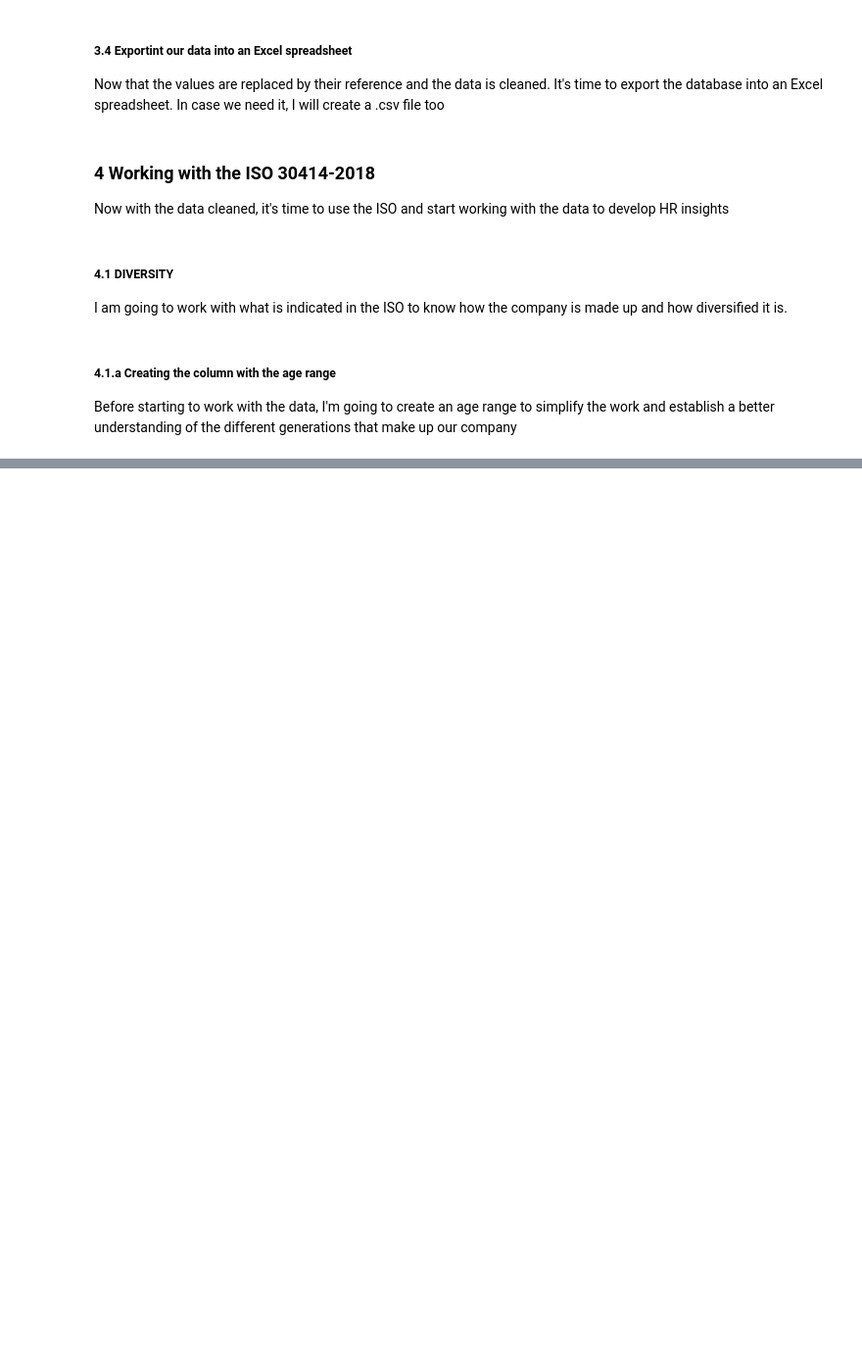
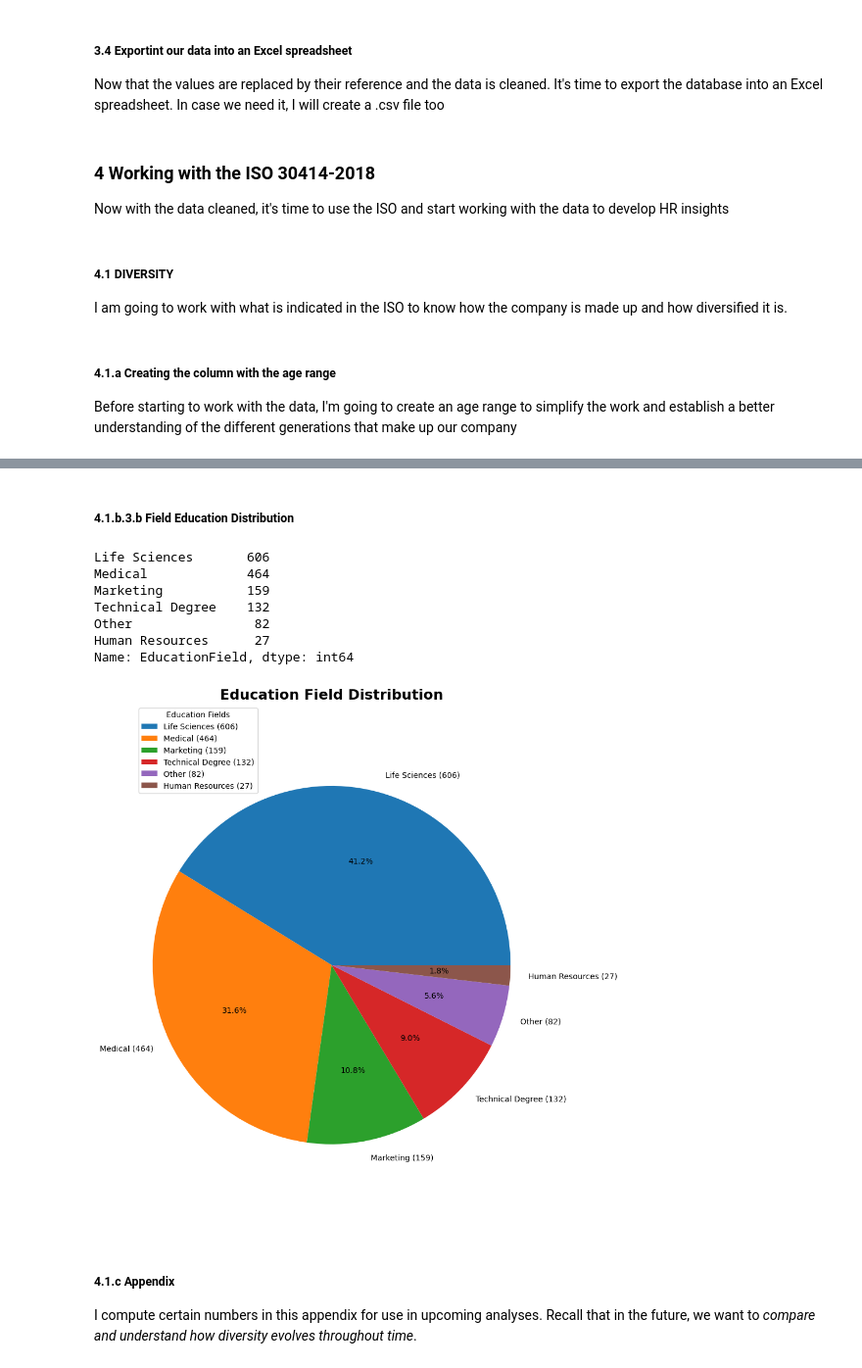
Before and after one commit to nachogalasso/da_python, a Jupyter notebook: hr_panalytics/pe_analytics.ipynb, the cells around one changed output, grey strips where cells are left out. Shown at 98% size. Saved outputs shown, nothing was run; the diff lists cells and outputs as text; code cells hidden in the pictures; blank space fills up the shorter version.

```diff
--- a/hr_panalytics/pe_analytics.ipynb
+++ b/hr_panalytics/pe_analytics.ipynb
@@ -285,0 +414,32 @@ df_padb.to_csv('ibm_hranalytics_2021.csv', index=False)
+# %% [markdown]
+##### 4.1.b.3.b Field Education Distribution
+# %%
+educationfield_count = df_padb['EducationField'].value_counts()
+print(educationfield_count)
+
+total_educationfield_count = educationfield_count.sum()
+educationfield_percentage = (educationfield_count / total_educationfield_count) * 100
+
+labels = [f'{education} ({count})' for education, count in zip(educationfield_count.index, educationfield_count)]
+
+fig, ax = plt.subplots(figsize=(9, 12))
+
+
+plt.pie(educationfield_count, labels=labels, autopct='%1.1f%%')
+plt.legend(title='Education Fields', loc= 'upper left')
+ax.set_title('Education Field Distribution', fontsize=18, fontweight='bold')
+plt.axis('equal')
+plt.show()
+# %% [output]
+Life Sciences       606
+Medical             464
+Marketing           159
+Technical Degree    132
+Other                82
+Human Resources      27
+Name: EducationField, dtype: int64
+[figure, added]
+# %% [markdown]
+##### 4.1.c Appendix
+
+<p>I compute certain numbers in this appendix for use in upcoming analyses. Recall that in the future, we want to <i>compare and understand how diversity evolves throughout time</i>.</p>
```
Also changed, not shown: parts of 18 cells of this notebook.
